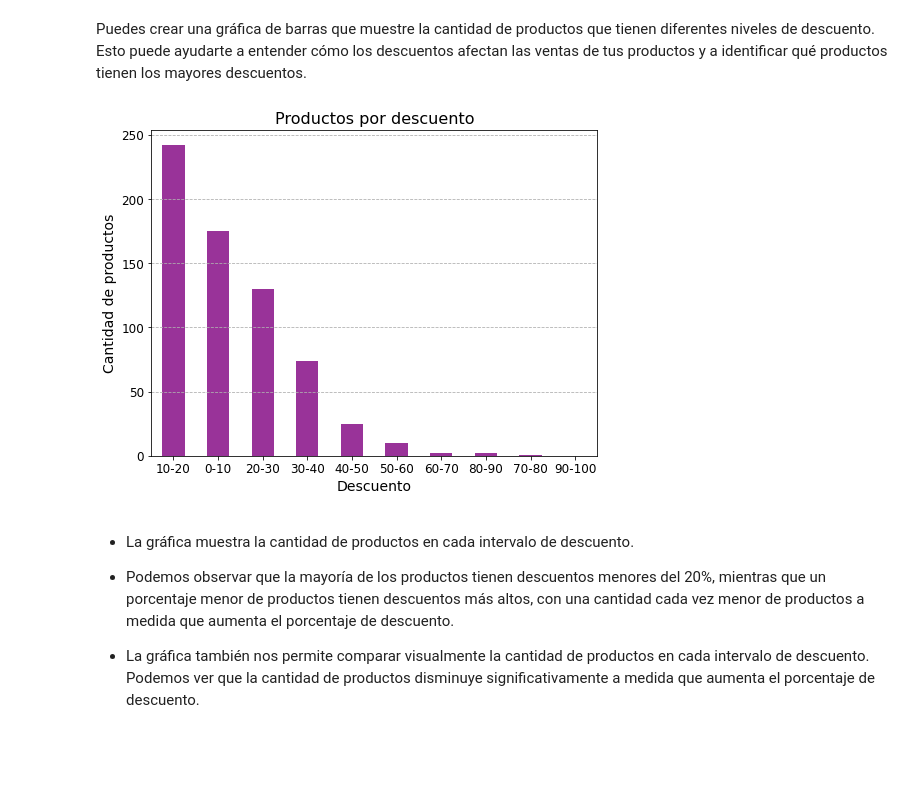
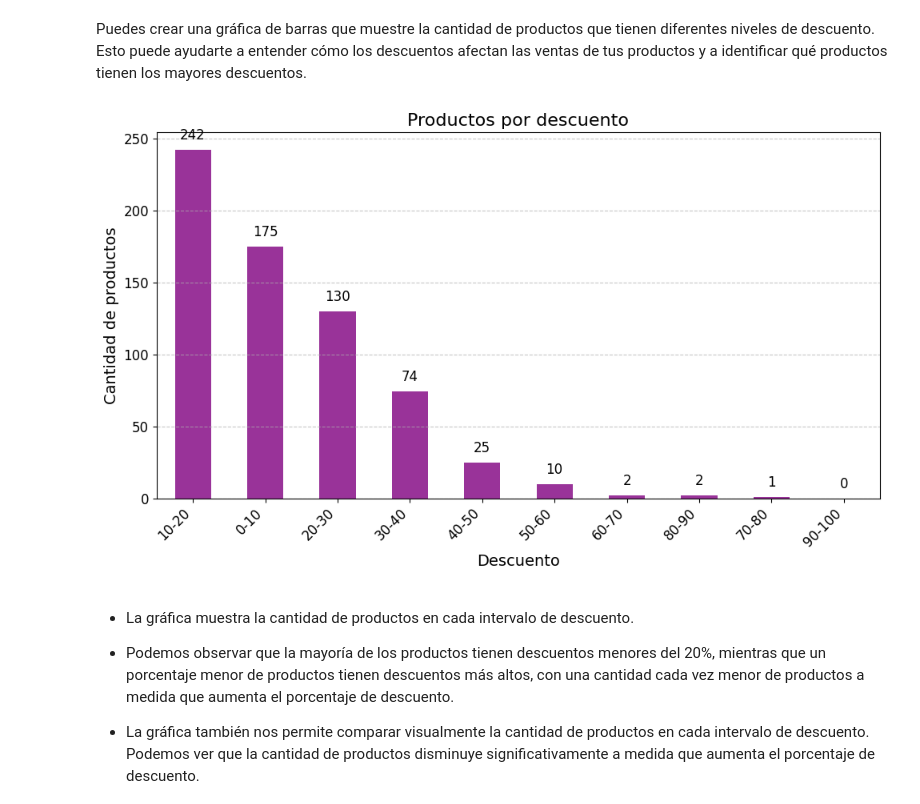
Before and after one commit to gustavopumachagua/Analisis_de_Monitores_Amazon, a Jupyter notebook: Estadisticas_Graficas.ipynb, the cells around one changed output. Saved outputs shown, nothing was run; the diff lists cells and outputs as text; code cells hidden in the pictures; blank space fills up the shorter version.

```diff
--- a/Estadisticas_Graficas.ipynb
+++ b/Estadisticas_Graficas.ipynb
@@ -53,38 +56,45 @@ Puedes crear una gráfica de barras que muestre la cantidad de productos que tie
 # %%
 import pandas as pd
 import matplotlib.pyplot as plt
 
 # Cargar los datos en un dataframe
 df = pd.read_csv('./data/productos_modificados.csv')
 
 # Convertir las columnas Precio y descuento a numéricas
 df['Descuentos'] = pd.to_numeric(df['Descuentos'])
 
 # Crear una nueva columna con el descuento redondeado
 df['descuento_int'] = df['Descuentos'].round().astype(int)
 
 # Dividir los descuentos en intervalos de 10 puntos porcentuales
 bins = [0, 10, 20, 30, 40, 50, 60, 70, 80, 90, 100]
 labels = ['0-10', '10-20', '20-30', '30-40', '40-50',
           '50-60', '60-70', '70-80', '80-90', '90-100']
 df['descuento_intervalo'] = pd.cut(
     df['descuento_int'], bins=bins, labels=labels)
 
 # Contar la cantidad de productos en cada intervalo de descuento
 descuentos = df['descuento_intervalo'].value_counts()
 
 # Personalizar la gráfica de barras
-plt.figure(figsize=(8, 6)) # tamaño de la figura
-descuentos.plot(kind='bar', color='purple', alpha=0.8) # transparencia de las barras
-plt.xticks(rotation=0, fontsize=12) # rotación y tamaño de las etiquetas del eje x
-plt.yticks(fontsize=12) # tamaño de las etiquetas del eje y
-plt.xlabel('Descuento', fontsize=14) # etiqueta del eje x
-plt.ylabel('Cantidad de productos', fontsize=14) # etiqueta del eje y
-plt.title('Productos por descuento', fontsize=16) # título de la gráfica
-plt.grid(axis='y', linestyle='--') # agregar rejilla horizontal
+plt.figure(figsize=(10, 6))
+ax = descuentos.plot(kind='bar', color='purple', alpha=0.8)
+
+plt.xticks(rotation=45, fontsize=12, ha='right')  # Rotación y tamaño de las etiquetas del eje x
+plt.yticks(fontsize=12)  # Tamaño de las etiquetas del eje y
+plt.xlabel('Descuento', fontsize=14)  # Etiqueta del eje x
+plt.ylabel('Cantidad de productos', fontsize=14)  # Etiqueta del eje y
+plt.title('Productos por descuento', fontsize=16)  # Título de la gráfica
+plt.grid(axis='y', linestyle='--', alpha=0.7)  # Agregar rejilla horizontal
+
+# Agregar etiquetas de datos encima de las barras
+for i, v in enumerate(descuentos):
+    ax.text(i, v + 5, str(v), ha='center', va='bottom', fontsize=12)
+
+plt.tight_layout()
 plt.show()
 # %% [output]
-[figure, old version]
+[figure, new version]
 # %% [markdown]
 * La gráfica muestra la cantidad de productos en cada intervalo de descuento.
 
```
Also changed, not shown: parts of 3 cells of this notebook, 1 other file.
